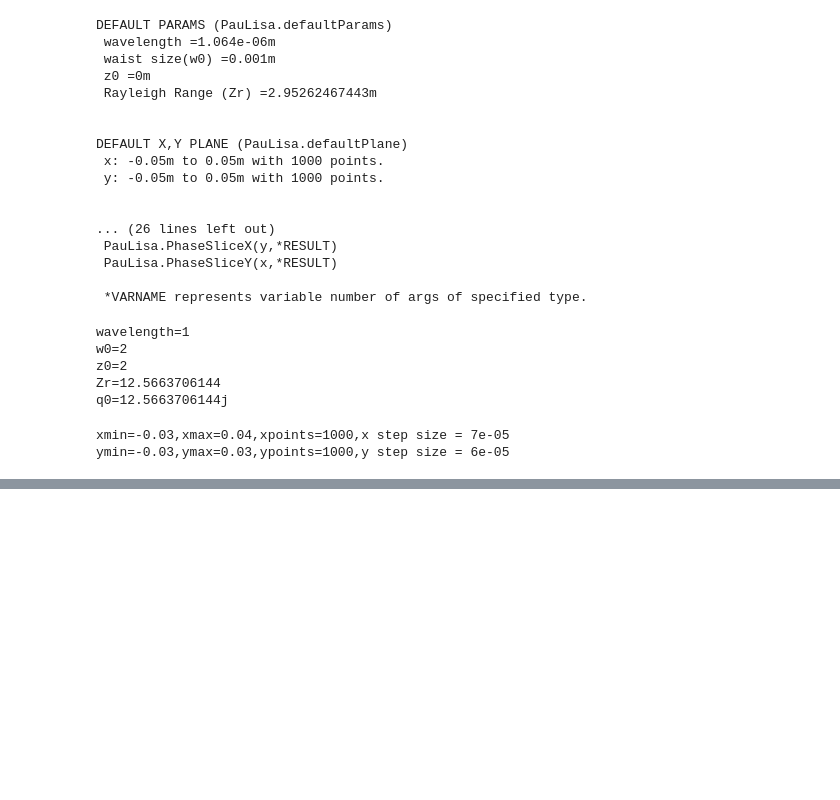
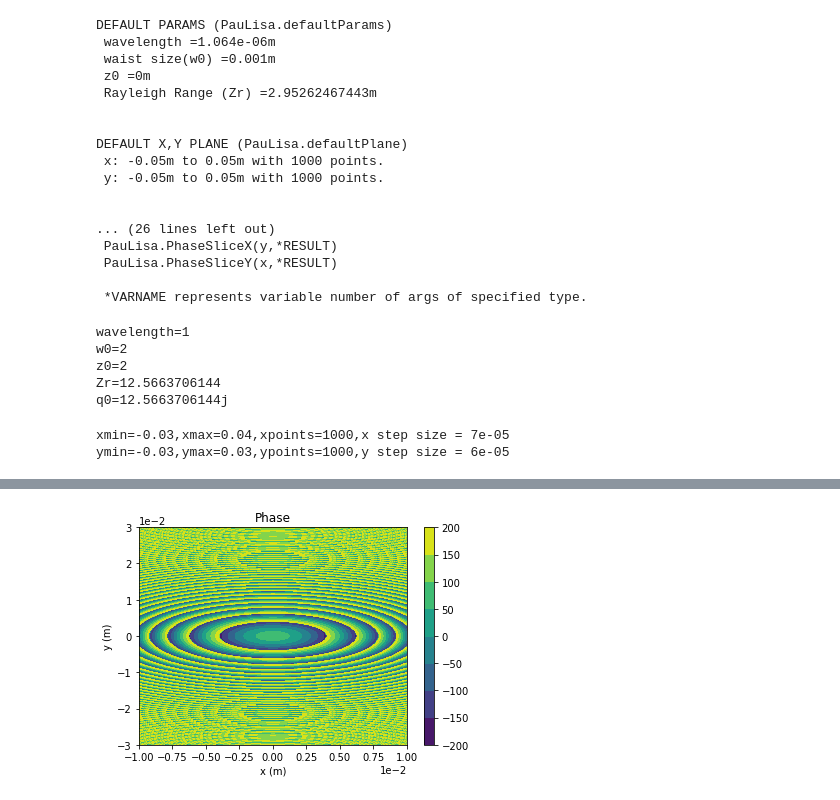
Before and after one commit to Edwards-Paul/Python-HG-Modes, a Jupyter notebook: HG Modes/Untitled.ipynb, the cells around one changed output, grey strips where cells are left out. Saved outputs shown, nothing was run; the diff lists cells and outputs as text; code cells hidden in the pictures; blank space fills up the shorter version.

```diff
--- a/HG Modes/Untitled.ipynb
+++ b/HG Modes/Untitled.ipynb
@@ -71,0 +56,4 @@ MODES: [[1]]
+# %%
+pl.PhaseContour(f1, xlim=[-.01,0.01])
+# %% [output]
+[figure, added]
```
Also changed, not shown: parts of 5 cells of this notebook, 2 other files.
